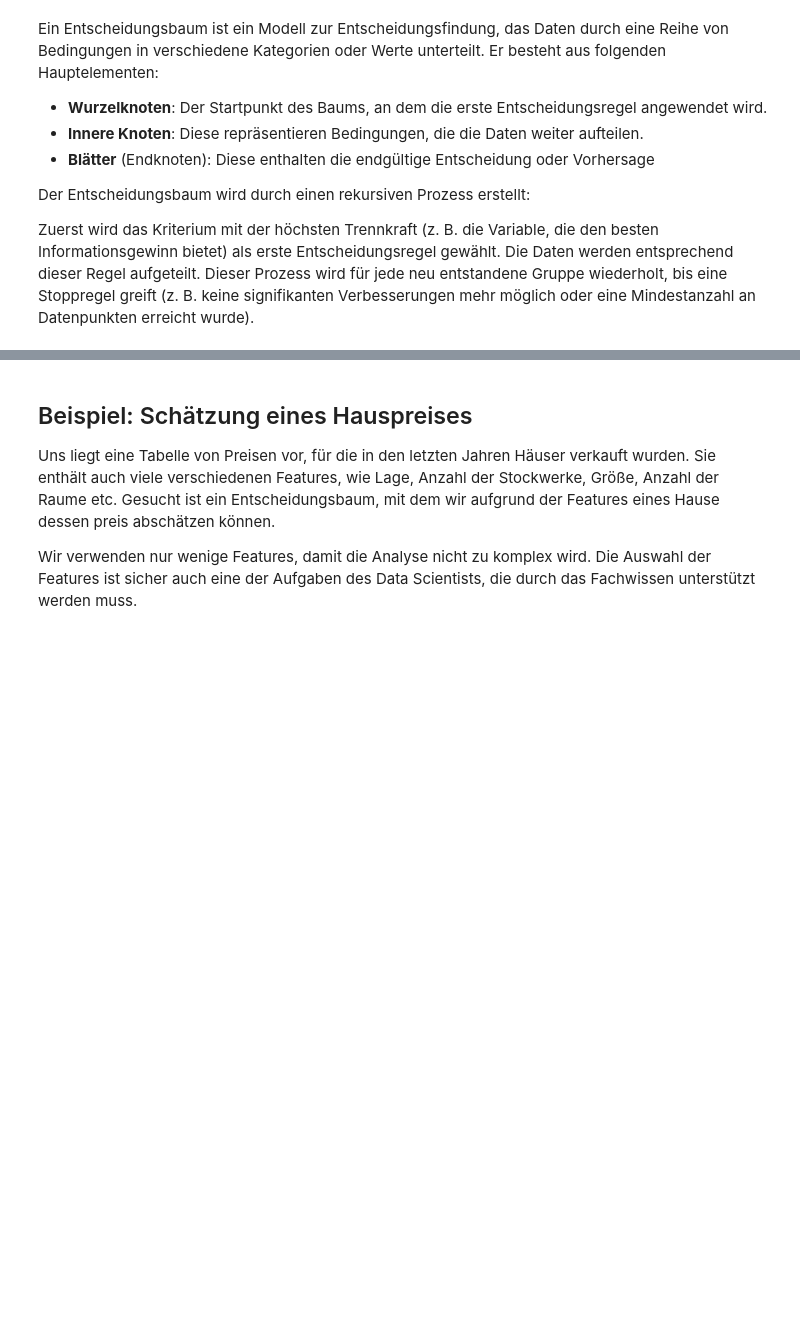
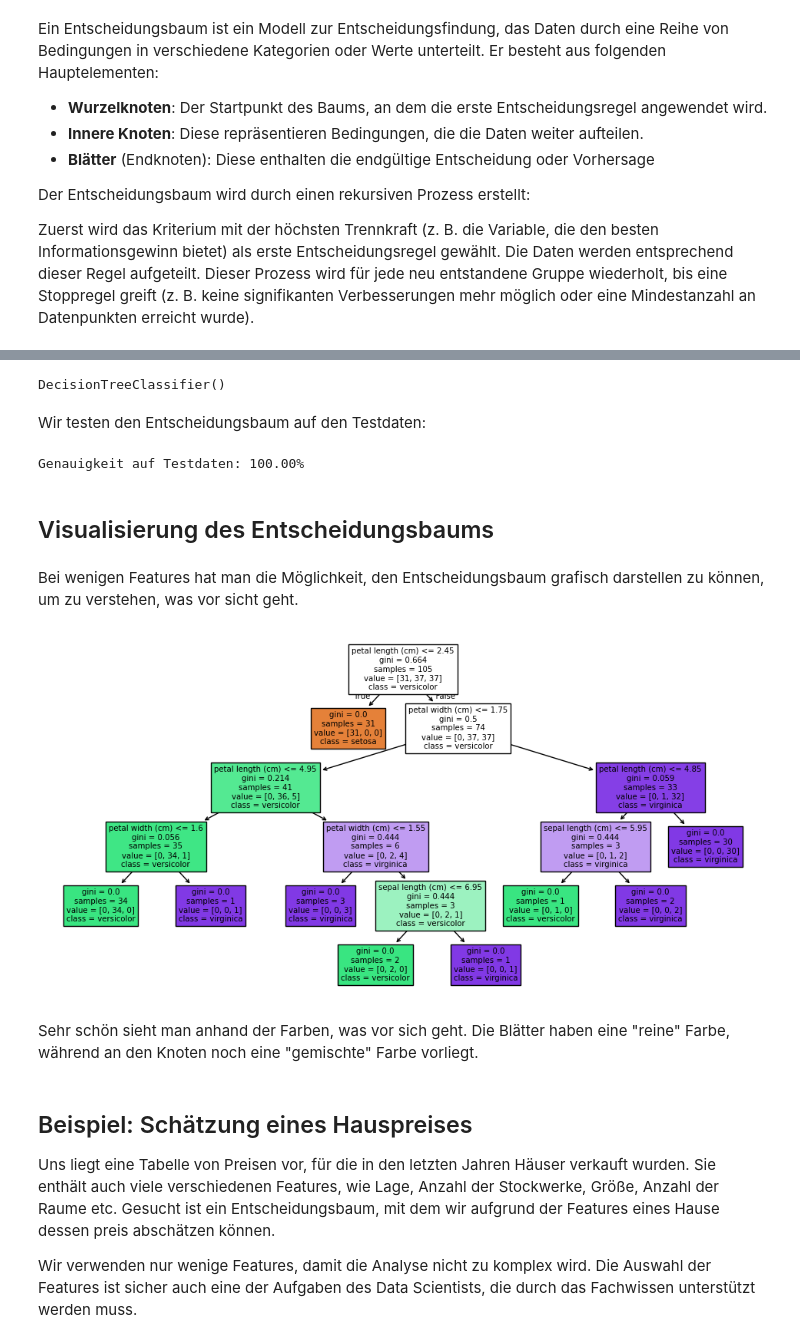
Before and after one commit to infaktum/ML1, a Jupyter notebook: sklearn/03 Verfahren/SK03.3.1_DecisionTree.ipynb, the cells around one changed output, grey strips where cells are left out. Cells and saved outputs as stored; diff of their text form; code cells hidden in the pictures; blank space fills up the shorter version.

```diff
--- a/sklearn/03 Verfahren/SK03.3.1_DecisionTree.ipynb
+++ b/sklearn/03 Verfahren/SK03.3.1_DecisionTree.ipynb
@@ -14,3 +37,40 @@ Zuerst wird das Kriterium mit der höchsten Trennkraft (z. B. die Variable, die
+# %%
+from sklearn.datasets import load_iris
+
+iris = load_iris()
+X, y = iris.data, iris.target
+# %%
+from sklearn.model_selection import train_test_split
+
+X_train, X_test, y_train, y_test = train_test_split( X, y, test_size=0.3, random_state=42)
+# %%
+from sklearn.tree import DecisionTreeClassifier
+
+model = DecisionTreeClassifier()
+model.fit(X_train, y_train)
+# %% [output]
+DecisionTreeClassifier()
+# %% [markdown]
+Wir testen den Entscheidungsbaum auf den Testdaten:
+# %%
+print(f"Genauigkeit auf Testdaten: {model.score(X_test, y_test):.2%}")
+# %% [output]
+Genauigkeit auf Testdaten: 100.00%
+# %% [markdown]
+## Visualisierung des Entscheidungsbaums
+# %% [markdown]
+Bei wenigen Features hat man die Möglichkeit, den Entscheidungsbaum grafisch darstellen zu können, um zu verstehen, was vor sicht geht.
+# %%
+import matplotlib.pyplot as plt
+from sklearn.tree import plot_tree
+
+plt.figure(figsize=(12, 6))
+plot_tree(model, filled=True, feature_names=iris.feature_names, class_names=iris.target_names)
+plt.show()
+# %% [output]
+[figure, added]
+# %% [markdown]
+Sehr schön sieht man anhand der Farben, was vor sich geht. Die Blätter haben eine "reine" Farbe, während an den Knoten noch eine "gemischte" Farbe vorliegt.
 # %% [markdown]
 ## Beispiel: Schätzung eines Hauspreises
 
```
Also changed, not shown: parts of 22 cells of this notebook, 58 other files.
